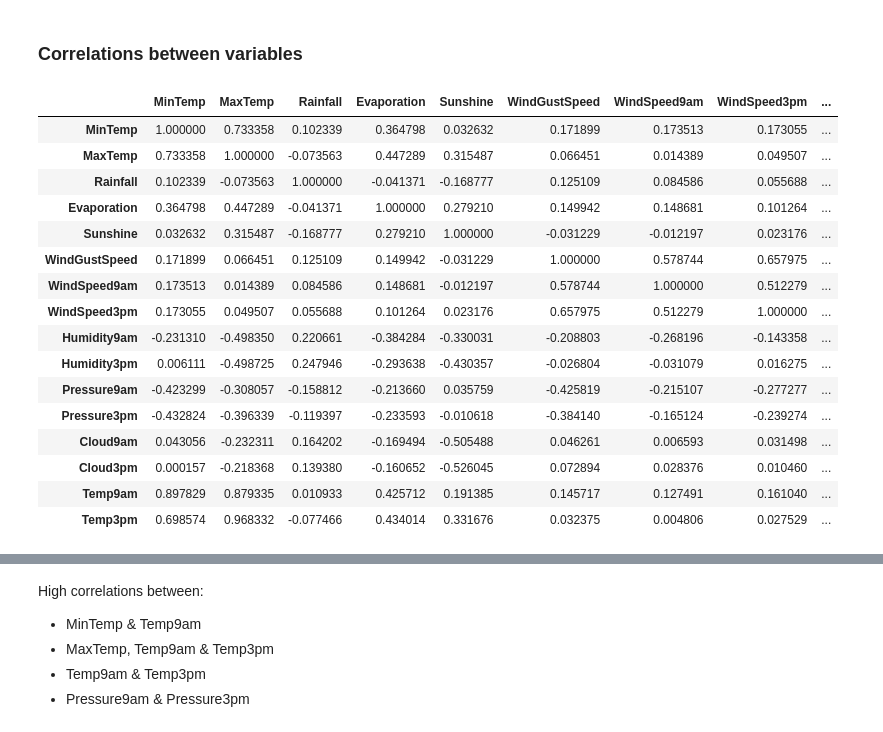
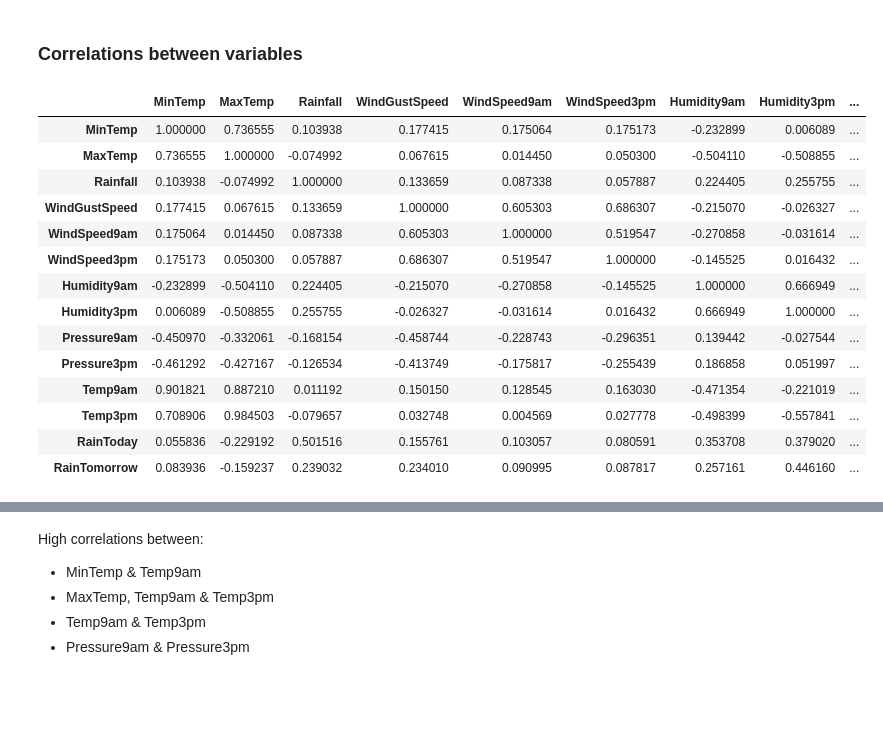
Before and after one commit to luciodavidcravero/Next-day-rain-prediction, a Jupyter notebook: 4- Notebooks/Data Cleaning 2.ipynb, the cells around one changed output, grey strips where cells are left out. Saved outputs shown, nothing was run; the diff lists cells and outputs as text; code cells hidden in the pictures; blank space fills up the shorter version.

```diff
--- a/4- Notebooks/Data Cleaning 2.ipynb
+++ b/4- Notebooks/Data Cleaning 2.ipynb
@@ -27,6 +27,6 @@ from sklearn.metrics import accuracy_score,roc_auc_score,precision_score, recall
 # %% [markdown]
 #### Read dataset
 # %%
-dataframe= pd.read_csv(r"C:\Users\Lucio\Documents\Data Science\Rain in Australia/weatherAUS.csv")
-dataframe.head()
+dataframe_clean_1 = pd.read_csv(r"C:\Users\Lucio\Documents\Github\Next-day-rain-prediction\1- Data\2- Processed\dataframe_clean_1.csv", index_col=0)
+dataframe_clean_1.head()
 # %% [output]
@@ -233,3 +38,0 @@ cols_to_remove
-# %%
-dataframe_clean_1 = dataframe.drop(columns=cols_to_remove)
-dataframe_clean_1.head()
@@ -295,25 +54,23 @@ categorical_cols, numerical_cols= get_num_cat_columns(dataframe)
 # %%
 #Check correlation between numerical variables
-correlations = dataframe.corr()
+correlations = dataframe_clean_1.corr()
 correlations
 # %% [output]
-|  | MinTemp | MaxTemp | Rainfall | Evaporation | Sunshine | WindGustSpeed | WindSpeed9am | WindSpeed3pm | ... |
-| MinTemp | 1.000000 | 0.733358 | 0.102339 | 0.364798 | 0.032632 | 0.171899 | 0.173513 | 0.173055 | ... |
-| MaxTemp | 0.733358 | 1.000000 | -0.073563 | 0.447289 | 0.315487 | 0.066451 | 0.014389 | 0.049507 | ... |
-| Rainfall | 0.102339 | -0.073563 | 1.000000 | -0.041371 | -0.168777 | 0.125109 | 0.084586 | 0.055688 | ... |
-| Evaporation | 0.364798 | 0.447289 | -0.041371 | 1.000000 | 0.279210 | 0.149942 | 0.148681 | 0.101264 | ... |
-| Sunshine | 0.032632 | 0.315487 | -0.168777 | 0.279210 | 1.000000 | -0.031229 | -0.012197 | 0.023176 | ... |
-| WindGustSpeed | 0.171899 | 0.066451 | 0.125109 | 0.149942 | -0.031229 | 1.000000 | 0.578744 | 0.657975 | ... |
-| WindSpeed9am | 0.173513 | 0.014389 | 0.084586 | 0.148681 | -0.012197 | 0.578744 | 1.000000 | 0.512279 | ... |
-| WindSpeed3pm | 0.173055 | 0.049507 | 0.055688 | 0.101264 | 0.023176 | 0.657975 | 0.512279 | 1.000000 | ... |
-| Humidity9am | -0.231310 | -0.498350 | 0.220661 | -0.384284 | -0.330031 | -0.208803 | -0.268196 | -0.143358 | ... |
-| Humidity3pm | 0.006111 | -0.498725 | 0.247946 | -0.293638 | -0.430357 | -0.026804 | -0.031079 | 0.016275 | ... |
-| Pressure9am | -0.423299 | -0.308057 | -0.158812 | -0.213660 | 0.035759 | -0.425819 | -0.215107 | -0.277277 | ... |
-| Pressure3pm | -0.432824 | -0.396339 | -0.119397 | -0.233593 | -0.010618 | -0.384140 | -0.165124 | -0.239274 | ... |
-| Cloud9am | 0.043056 | -0.232311 | 0.164202 | -0.169494 | -0.505488 | 0.046261 | 0.006593 | 0.031498 | ... |
-| Cloud3pm | 0.000157 | -0.218368 | 0.139380 | -0.160652 | -0.526045 | 0.072894 | 0.028376 | 0.010460 | ... |
-| Temp9am | 0.897829 | 0.879335 | 0.010933 | 0.425712 | 0.191385 | 0.145717 | 0.127491 | 0.161040 | ... |
-| Temp3pm | 0.698574 | 0.968332 | -0.077466 | 0.434014 | 0.331676 | 0.032375 | 0.004806 | 0.027529 | ... |
+|  | MinTemp | MaxTemp | Rainfall | WindGustSpeed | WindSpeed9am | WindSpeed3pm | Humidity9am | Humidity3pm | ... |
+| MinTemp | 1.000000 | 0.736555 | 0.103938 | 0.177415 | 0.175064 | 0.175173 | -0.232899 | 0.006089 | ... |
+| MaxTemp | 0.736555 | 1.000000 | -0.074992 | 0.067615 | 0.014450 | 0.050300 | -0.504110 | -0.508855 | ... |
+| Rainfall | 0.103938 | -0.074992 | 1.000000 | 0.133659 | 0.087338 | 0.057887 | 0.224405 | 0.255755 | ... |
+| WindGustSpeed | 0.177415 | 0.067615 | 0.133659 | 1.000000 | 0.605303 | 0.686307 | -0.215070 | -0.026327 | ... |
+| WindSpeed9am | 0.175064 | 0.014450 | 0.087338 | 0.605303 | 1.000000 | 0.519547 | -0.270858 | -0.031614 | ... |
+| WindSpeed3pm | 0.175173 | 0.050300 | 0.057887 | 0.686307 | 0.519547 | 1.000000 | -0.145525 | 0.016432 | ... |
+| Humidity9am | -0.232899 | -0.504110 | 0.224405 | -0.215070 | -0.270858 | -0.145525 | 1.000000 | 0.666949 | ... |
+| Humidity3pm | 0.006089 | -0.508855 | 0.255755 | -0.026327 | -0.031614 | 0.016432 | 0.666949 | 1.000000 | ... |
+| Pressure9am | -0.450970 | -0.332061 | -0.168154 | -0.458744 | -0.228743 | -0.296351 | 0.139442 | -0.027544 | ... |
+| Pressure3pm | -0.461292 | -0.427167 | -0.126534 | -0.413749 | -0.175817 | -0.255439 | 0.186858 | 0.051997 | ... |
+| Temp9am | 0.901821 | 0.887210 | 0.011192 | 0.150150 | 0.128545 | 0.163030 | -0.471354 | -0.221019 | ... |
+| Temp3pm | 0.708906 | 0.984503 | -0.079657 | 0.032748 | 0.004569 | 0.027778 | -0.498399 | -0.557841 | ... |
+| RainToday | 0.055836 | -0.229192 | 0.501516 | 0.155761 | 0.103057 | 0.080591 | 0.353708 | 0.379020 | ... |
+| RainTomorrow | 0.083936 | -0.159237 | 0.239032 | 0.234010 | 0.090995 | 0.087817 | 0.257161 | 0.446160 | ... |
 # %%
 plt.figure(figsize=(10,10))
 sns.heatmap(correlations, annot=True, cmap="Greens", fmt=".2f")
```
Also changed, not shown: parts of 62 cells of this notebook, 3 other files.
